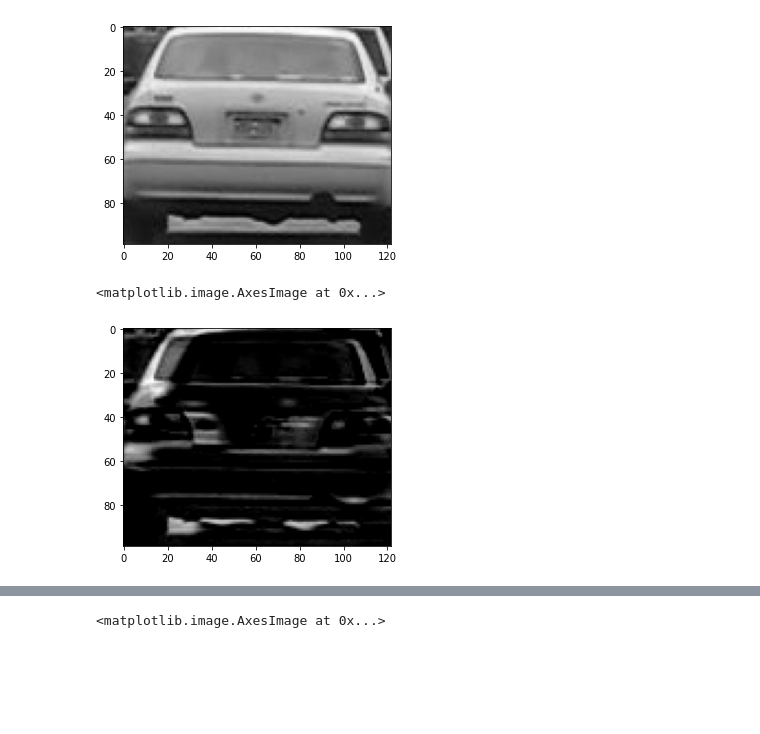
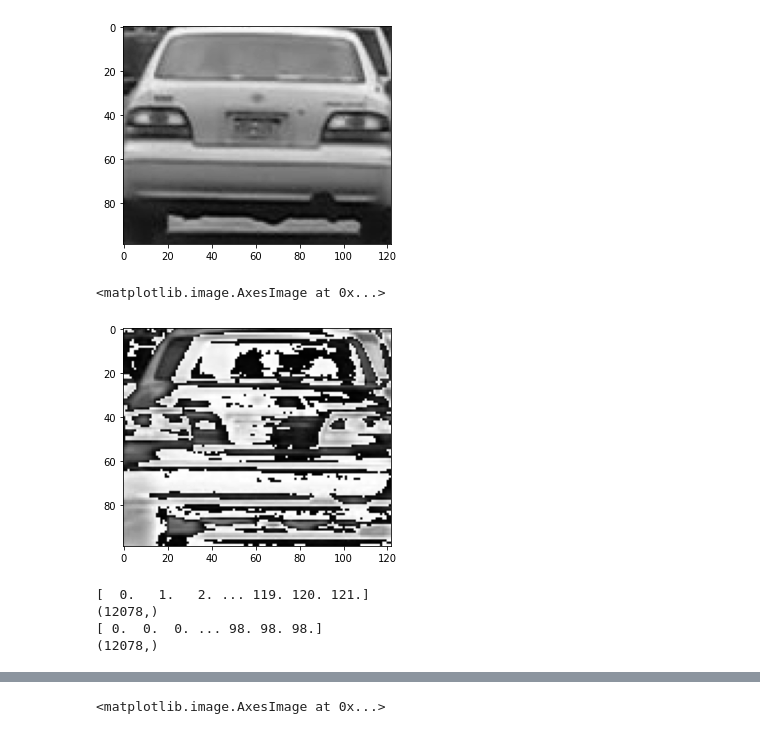
Before and after one commit to Singla17/COL780_assig2, a Jupyter notebook: Experiments.ipynb, the cells around one changed output, grey strips where cells are left out. Cells and saved outputs as stored; diff of their text form; code cells hidden in the pictures; blank space fills up the shorter version.

```diff
--- a/Experiments.ipynb
+++ b/Experiments.ipynb
@@ -36,11 +36,26 @@ plt.imshow(template,cmap='gray')
 <matplotlib.image.AxesImage at 0x...>
 [figure]
 # %%
-diff = cv2.subtract(template,input_frame)
+diff = template-input_frame
 plt.imshow(diff,cmap='gray')
 # %% [output]
 <matplotlib.image.AxesImage at 0x...>
-[figure, old version]
+[figure, new version]
+# %%
+gradX = cv2.Sobel(input_frame, cv2.CV_64F, 1, 0, ksize=5)
+gradY = cv2.Sobel(input_frame, cv2.CV_64F, 0, 1, ksize=5)
+Height, Weight = template.shape
+Xc = np.tile(np.linspace(0, Weight-1, Weight), (Height, 1)).flatten()
+Yc = np.tile(np.linspace(0, Height-1, Height), (Weight, 1)).T.flatten()
+print(Xc)
+print(Xc.shape)
+print(Yc)
+print(Yc.shape)
+# %% [output]
+[  0.   1.   2. ... 119. 120. 121.]
+(12078,)
+[ 0.  0.  0. ... 98. 98. 98.]
+(12078,)
 # %%
 gradX = cv2.Sobel(input_frame, cv2.CV_64F, 1, 0, ksize=5)
 gradY = cv2.Sobel(input_frame, cv2.CV_64F, 0, 1, ksize=5)
```
Also changed, not shown: parts of 19 cells of this notebook, 1 other file.
